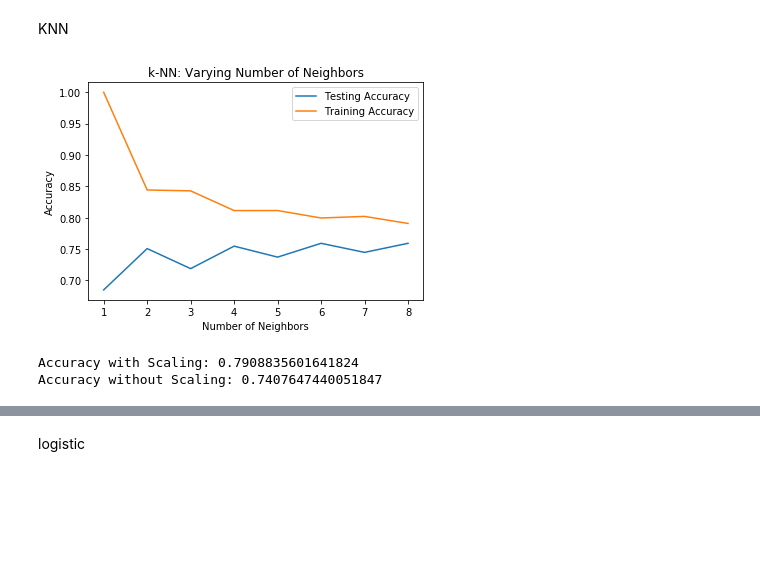
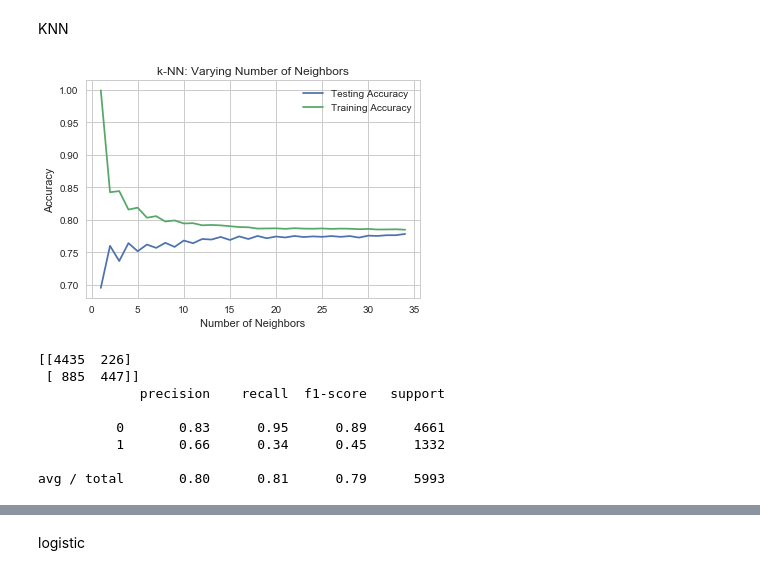
Before and after one commit to Jingophelia/Projects, a Jupyter notebook: Capstone/capstone.ipynb, the cells around one changed output, grey strips where cells are left out. Saved outputs shown, nothing was run; the diff lists cells and outputs as text; code cells hidden in the pictures; blank space fills up the shorter version.

```diff
--- a/Capstone/capstone.ipynb
+++ b/Capstone/capstone.ipynb
@@ -10,7 +10,7 @@ from sklearn.metrics import confusion_matrix, classification_report
 # %% [markdown]
 Import data
 # %%
-df = pd.read_csv("/Users/jane/Desktop/capstone/default.csv",header=1)
+df = pd.read_csv("/Users/jane/Documents/课件/capstone/default.csv",header=1)
 # %%
 df = df.iloc[1:,1:]
 df.columns = [x.lower() for x in df.columns]
@@ -133,3 +156,10 @@ pay_default
 | 6 | 5 | 6 | 0.545455 |
 | 7 | 2 | 7 | 0.777778 |
 | 8 | 8 | 11 | 0.578947 |
+# %%
+c=df.columns[5:11]
+d=[x for x in c]
+for i in range(len(d)):
+    pay_default= df.groupby([d[i],'default payment next month']).size().unstack()
+    pay_default['default_percentage']=pay_default[d[i]]/np.sum(pay_default, axis=1)
+print(pay_default)
@@ -301,3 +359,15 @@ plt.show()
 The correlation method here is questionable
 # %% [markdown]
 Now, I'm trying to visualize the data, and finding corr.
+# %%
+a=df.columns
+a=a.drop(a[11:])
+a=a.drop(a[0])
+b=[x for x in a]
+# print(b)
+# x=df.groupby([b[3],'default payment next month']).size().unstack()
+for i in range(len(b)):
+    _ = df.groupby([b[i],'default payment next month']).size().unstack()
+    _.plot(kind='bar', stacked=True)
+    plt.legend(['non-default','default'])
+    plt.show()
@@ -311,0 +391,4 @@ plt.show()
+# %%
+sns.set(style="whitegrid")
+ax = sns.barplot(x="limit_bal", y="default payment next month", data=df)
+plt.show()
@@ -316,38 +421,42 @@ from sklearn.preprocessing import StandardScaler
 
 y = df['default payment next month'].values
 X = df.drop('default payment next month', axis=1).values
+X = scale(X)
 
-neighbors = np.arange(1, 9)
+
+neighbors = np.arange(1, 35)
 train_accuracy = np.empty(len(neighbors))
 test_accuracy = np.empty(len(neighbors))
 
 # Loop over different values of k
 for i, k in enumerate(neighbors):
     # Setup a k-NN Classifier with k neighbors: knn
     knn = KNeighborsClassifier(n_neighbors=k)
 
     # Fit the classifier to the training data
     knn.fit(X_train,y_train)
 
     #Compute accuracy on the training set
     train_accuracy[i] = knn.score(X_train, y_train)
 
     #Compute accuracy on the testing set
     test_accuracy[i] = knn.score(X_test, y_test)
 
 # Generate plot
 plt.title('k-NN: Varying Number of Neighbors')
 plt.plot(neighbors, test_accuracy, label = 'Testing Accuracy')
 plt.plot(neighbors, train_accuracy, label = 'Training Accuracy')
 plt.legend()
 plt.xlabel('Number of Neighbors')
 plt.ylabel('Accuracy')
 plt.show()
 # %% [output]
-[figure, old version]
+[figure, new version]
 # %%
 # Import scale
 from sklearn.preprocessing import scale
+from sklearn.metrics import classification_report
+from sklearn.metrics import confusion_matrix
 
 # Scale the features: X_scaled
 X_scaled = scale(X)
@@ -357,7 +466,7 @@ from sklearn.pipeline import Pipeline
 
 # Setup the pipeline steps: steps
 steps = [('scaler', StandardScaler()),
-        ('knn', KNeighborsClassifier())]
+        ('knn', KNeighborsClassifier(n_neighbors=18))]
 
 # Create the pipeline: pipeline
 pipeline = Pipeline(steps)
@@ -369,11 +478,25 @@ X_train, X_test, y_train, y_test = train_test_split(X,y,test_size=0.2,random_sta
 knn_scaled = pipeline.fit(X_train,y_train)
 
 # Instantiate and fit a k-NN classifier to the unscaled data
-knn_unscaled = KNeighborsClassifier().fit(X_train, y_train)
+#knn_unscaled = KNeighborsClassifier().fit(X_train, y_train)
 
 # Compute and print metrics
-print('Accuracy with Scaling: {}'.format(knn_scaled.score(X_test,y_test)))
-print('Accuracy without Scaling: {}'.format(knn_unscaled.score(X_test,y_test)))
+#print('Accuracy with Scaling: {}'.format(knn_scaled.score(X_test,y_test)))
+#print('Accuracy without Scaling: {}'.format(knn_unscaled.score(X_test,y_test)))
+
+
+# Predict the labels of the test data: y_pred
+y_pred = knn_scaled.predict(X_test)
+
+# Generate the confusion matrix and classification report
+print(confusion_matrix(y_test, y_pred))
+print(classification_report(y_test, y_pred))
 # %% [output]
-Accuracy with Scaling: 0.7908835601641824
-Accuracy without Scaling: 0.7407647440051847
+[[4435  226]
+ [ 885  447]]
+             precision    recall  f1-score   support
+
+          0       0.83      0.95      0.89      4661
+          1       0.66      0.34      0.45      1332
+
+avg / total       0.80      0.81      0.79      5993
```
Also changed, not shown: parts of 29 cells of this notebook, 1 other file.
